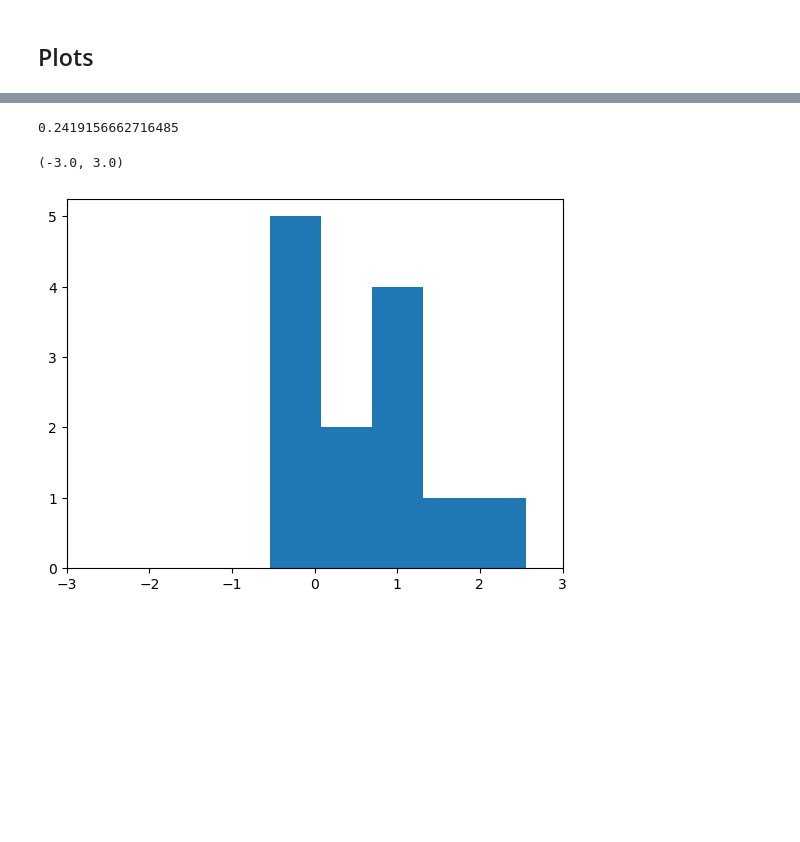
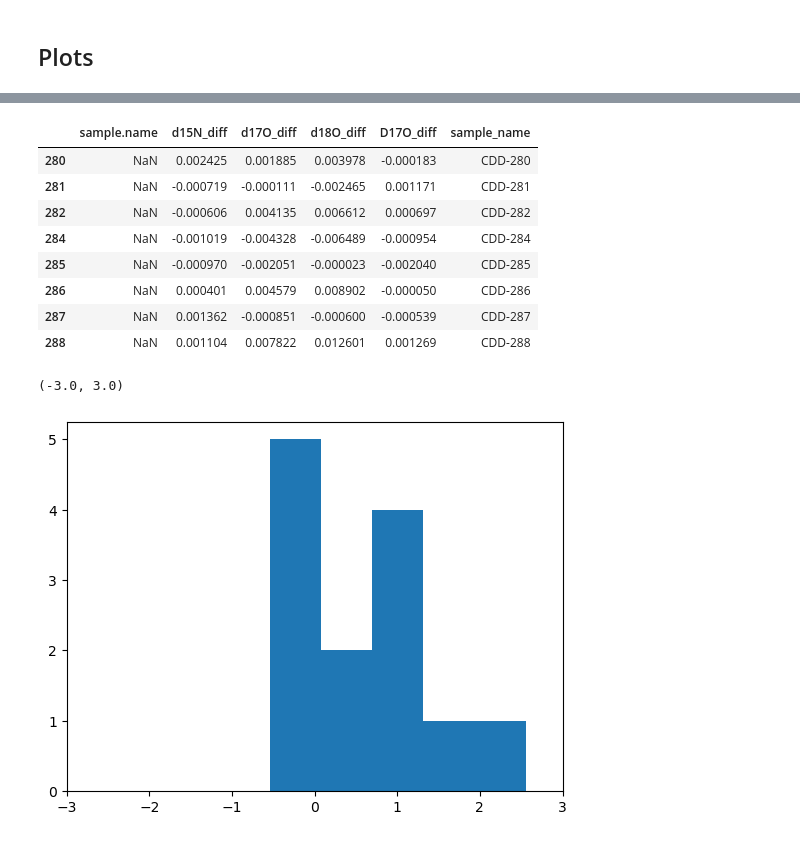
Before and after one commit to doc-past-team/Orbitrap, a Jupyter notebook: Orbitrap-vs-IRMS.ipynb, the cells around one changed output, grey strips where cells are left out. Cells and saved outputs as stored; diff of their text form; code cells hidden in the pictures; blank space fills up the shorter version.

```diff
--- a/Orbitrap-vs-IRMS.ipynb
+++ b/Orbitrap-vs-IRMS.ipynb
@@ -131,7 +145,15 @@ plt.gca().set_xticklabels(plt.gca().get_xticklabels(),rotation=90);
 # %%
-np.std(diff['d15N_diff'])/len(diff['d15N_diff'])**0.5
+diff
 # %% [output]
-0.2419156662716485
+|  | sample.name | d15N_diff | d17O_diff | d18O_diff | D17O_diff | sample_name |
+| 280 | NaN | 0.002425 | 0.001885 | 0.003978 | -0.000183 | CDD-280 |
+| 281 | NaN | -0.000719 | -0.000111 | -0.002465 | 0.001171 | CDD-281 |
+| 282 | NaN | -0.000606 | 0.004135 | 0.006612 | 0.000697 | CDD-282 |
+| 284 | NaN | -0.001019 | -0.004328 | -0.006489 | -0.000954 | CDD-284 |
+| 285 | NaN | -0.000970 | -0.002051 | -0.000023 | -0.002040 | CDD-285 |
+| 286 | NaN | 0.000401 | 0.004579 | 0.008902 | -0.000050 | CDD-286 |
+| 287 | NaN | 0.001362 | -0.000851 | -0.000600 | -0.000539 | CDD-287 |
+| 288 | NaN | 0.001104 | 0.007822 | 0.012601 | 0.001269 | CDD-288 |
 # %%
 plt.hist(diff['d15N_diff'],bins=5)
 plt.xlim([-3,3])
```
Also changed, not shown: parts of 5 cells of this notebook, 4 other files.
